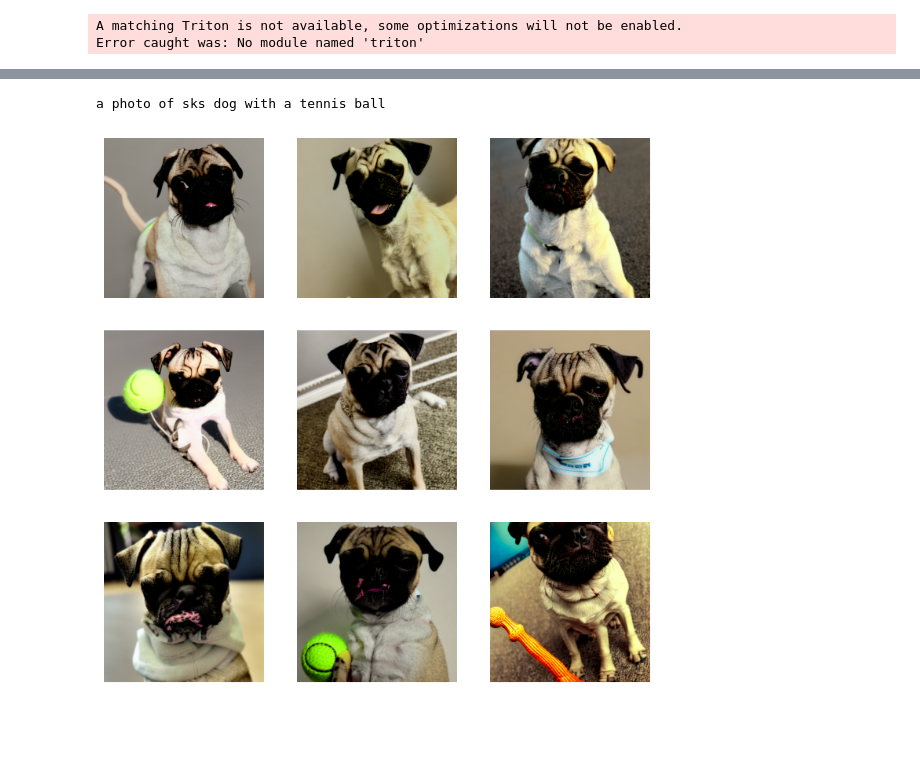
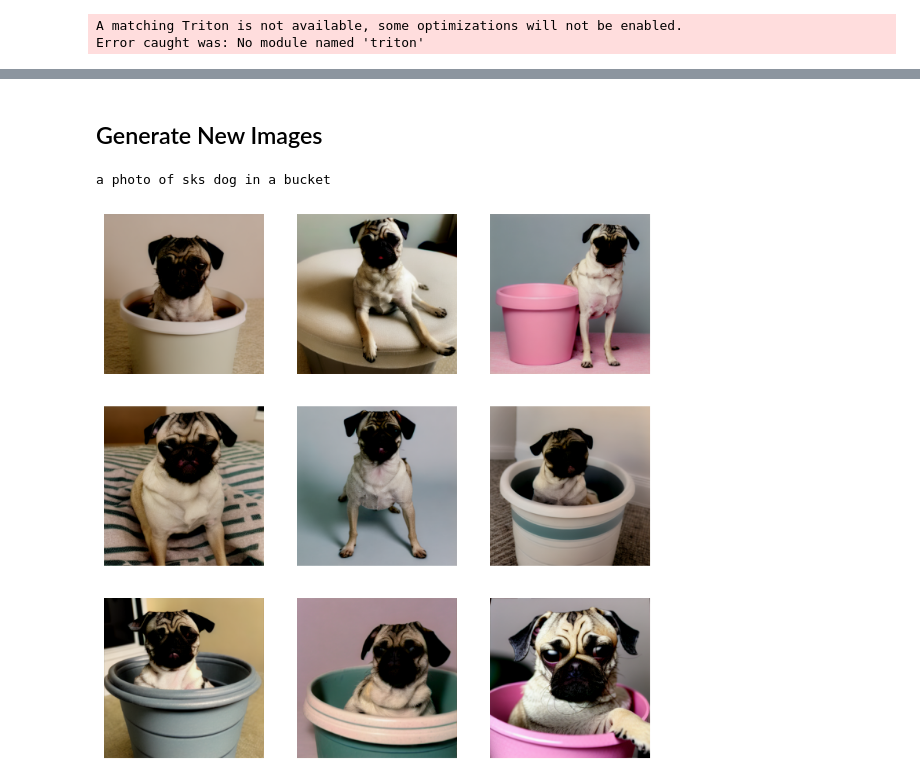
Before and after one commit to Isaac-Flath/AIsaac, a Jupyter notebook: nbs/Tutorials/30_DreamBooth.ipynb, the cells around one changed output, grey strips where cells are left out. Cells and saved outputs as stored; diff of their text form; code cells hidden in the pictures; blank space fills up the shorter version.

```diff
--- a/nbs/Tutorials/30_DreamBooth.ipynb
+++ b/nbs/Tutorials/30_DreamBooth.ipynb
@@ -155,17 +236,16 @@ pipeline = DiffusionPipeline.from_pretrained(
     revision=None,
 )
 pipeline.save_pretrained(output_dir)
-# %%
-from diffusers import StableDiffusionPipeline
-import torch
-
-pipe = StableDiffusionPipeline.from_pretrained(output_dir, torch_dtype=torch.float16).to("cuda")
-prompt = "a photo of sks dog with a tennis ball"
-
-images = [pipe(prompt, num_inference_steps=50, guidance_scale=7.5).images[0] for i in range(9)]
-clear_output()
-print(prompt)
-show_images(images)
-# %% [output]
-a photo of sks dog with a tennis ball
-[figure, removed]
+# %% [markdown]
+## Generate New Images
+# %%
+pipe = StableDiffusionPipeline.from_pretrained(output_dir,safety_checker=None, torch_dtype=torch.float16).to("cuda")
+prompt = "a photo of sks dog in a bucket"
+
+images = [pipe(prompt, num_inference_steps=50, guidance_scale=7.5).images[0] for i in range(9)]
+clear_output()
+print(prompt)
+show_images(images)
+# %% [output]
+a photo of sks dog in a bucket
+[figure, added]
```
Also changed, not shown: parts of 30 cells of this notebook, 6 other files.
